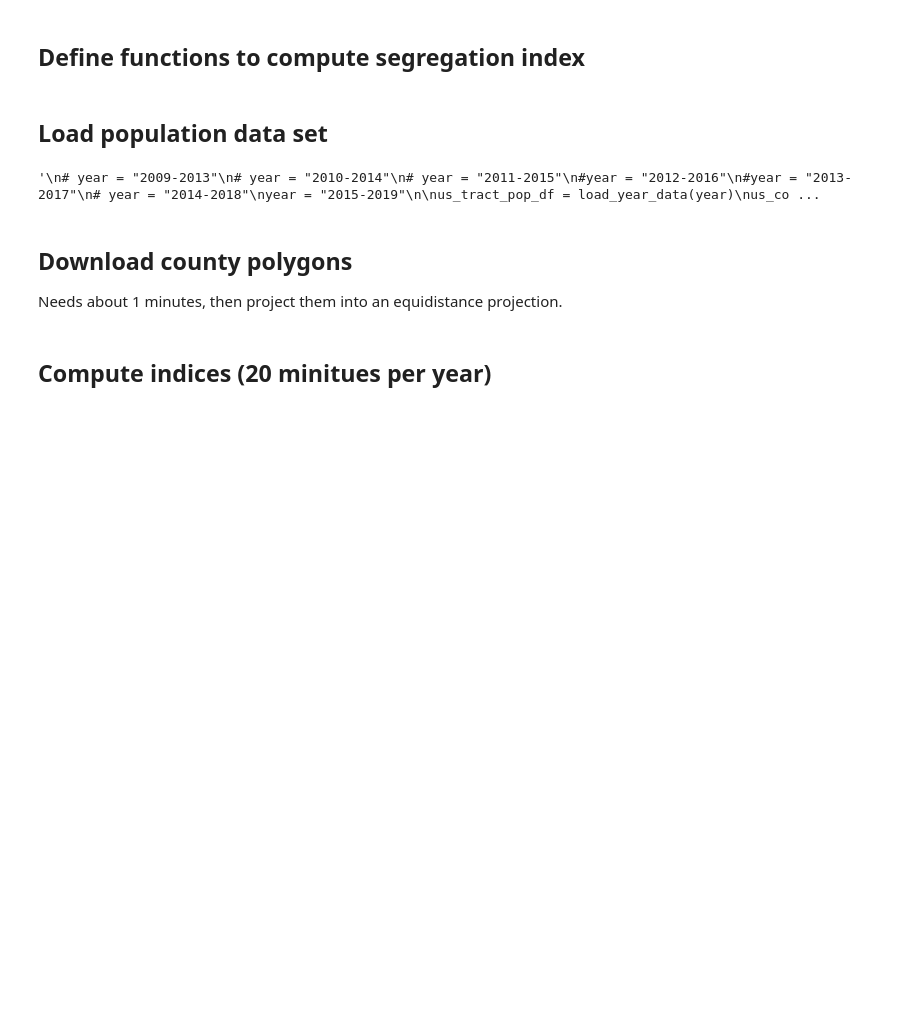
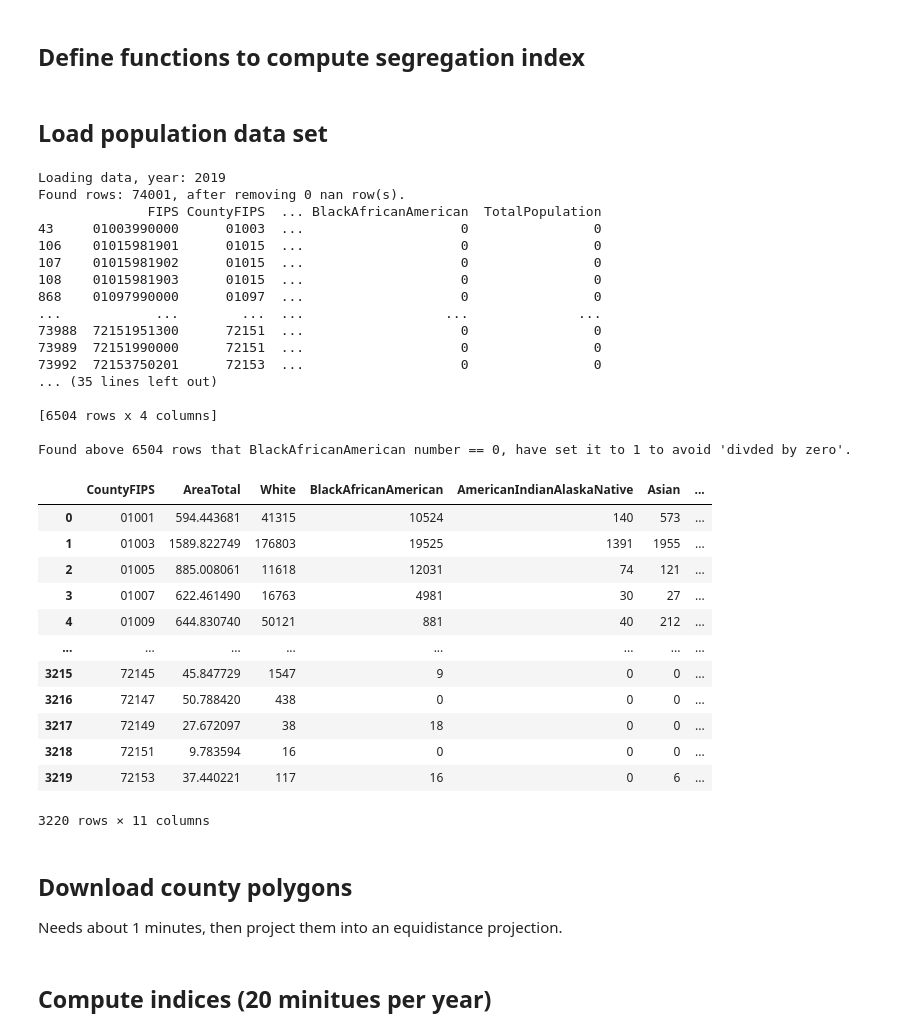
Before and after one commit to gladcolor/segregation_index, a Jupyter notebook: Residential_Segregation_Huan_V4_state_level.ipynb, the cells around one changed output. Saved outputs shown, nothing was run; the diff lists cells and outputs as text; code cells hidden in the pictures; blank space fills up the shorter version.

```diff
--- a/Residential_Segregation_Huan_V4_state_level.ipynb
+++ b/Residential_Segregation_Huan_V4_state_level.ipynb
@@ -360,7 +360,8 @@ def calculate_proximity(df):
 # %%
 def load_year_data(year):
 
-    year_list = ["2009-2013", "2010-2014", "2011-2015", "2012-2016", "2013-2017", "2014-2018", "2015-2019"]
+    # year_list = ["2009-2013", "2010-2014", "2011-2015", "2012-2016", "2013-2017", "2014-2018", "2015-2019"]
+    year_list = ["2013", "2014", "2015", "2016", "2017", "2018", "2019"]
 
     assert(year in year_list), f"Year is not in {year_list}."
     census = f'https://github.com/gladcolor/segregation_index/raw/master/data_us_tract/{year}.zip'
@@ -374,10 +375,26 @@ def load_year_data(year):
     row_cnt_na = row_cnt_has_na - len(us_tract_pop_df)
 
     print(f"Loading data, year: {year}")
+    us_tract_pop_df['FIPS'] = us_tract_pop_df['FIPS'].astype(str).str.zfill(11)
+    us_tract_pop_df['State_FIPS'] = us_tract_pop_df['FIPS'].astype(str).str[:2]
+    us_tract_pop_df = us_tract_pop_df.merge(state_df[['State_FIPS', 'State_Abbreviation']], left_on='State_FIPS', right_on='State_FIPS')
 
-    us_tract_pop_df.loc[:, 'CountyFIPS'] = us_tract_pop_df['CountyFIPS'].astype(float).astype(int).astype(str).str.zfill(5)
+    # us_tract_pop_df.loc[:, 'CountyFIPS'] = us_tract_pop_df['CountyFIPS'].astype(float).astype(int).astype(str).str.zfill(5)
+    # print(us_tract_pop_df.dtypes)
+    # us_tract_pop_df.loc[:, 'Tract_FIPS'] = us_tract_pop_df['FIPS'].astype(str).str.zfill(11)
+
+    us_tract_pop_df.columns = ['FIPS', 'AreaTotal', 'White', 'BlackAfricanAmerican',
+                            "AmericanIndianAlaskaNative", "Asian",
+                            "NativeHawaiianOtherPacificIslander", 'SomeOtherRace', "TwoOrMoreRaces",
+                            "TotalPopulation", 'State_FIPS', 'StateAbbreviation']
+
+    # us_tract_pop_df = us_tract_pop_df.drop(columns=['index'])
+
+
+    # us_tract_pop_df.loc[:, 'CountyFIPS'] = us_tract_pop_df['FIPS'].astype(float).astype(int).astype(str).str.zfill(11)
     # print(us_tract_pop_df.dtypes)
     us_tract_pop_df.loc[:, 'Tract_FIPS'] = us_tract_pop_df['FIPS'].astype(str).str.zfill(11)
+    us_tract_pop_df.loc[:, 'CountyFIPS'] = us_tract_pop_df['Tract_FIPS'].astype(str).str[:5]
 
     print(f'Found rows: {len(us_tract_pop_df)}, after removing {row_cnt_na} nan row(s).')
 
@@ -401,39 +418,66 @@ def load_year_data(year):
     zero_idx = (us_tract_pop_df['BlackAfricanAmerican'] == 0 )
     if zero_idx.sum() > 0:
         print(us_tract_pop_df.loc[zero_idx, ['FIPS', 'CountyFIPS', 'StateAbbreviation', 'BlackAfricanAmerican']])
         # us_tract_pop_df.loc[zero_idx, 'BlackAfricanAmerican'] = 1
         print()
         print(f"Found above {zero_idx.sum()} rows that BlackAfricanAmerican number == 0, have set it to 1 to avoid 'divded by zero'.\n")
 
 
 
     # zero_idx = us_tract_pop_df['Asian'] == 0
     # us_tract_pop_df.loc[zero_idx, 'Asian'] = 1
     print()
 
     return us_tract_pop_df
 
 
 
 # -----------  test code-------------------------
 
-"""
+
 # year = "2009-2013"
 # year = "2010-2014"
 # year = "2011-2015"
 #year = "2012-2016"
 #year = "2013-2017"
 # year = "2014-2018"
-year = "2015-2019"
+year = "2019"
 
 us_tract_pop_df = load_year_data(year)
-us_county_pop_df = us_tract_pop_df.groupby('CountyFIPS').agg('sum').reset_index().drop(columns='FIPS')
+us_county_pop_df = us_tract_pop_df.groupby('CountyFIPS').agg('sum').reset_index()#.drop(columns='FIPS')
 us_county_pop_df['State_FIPS'] = us_county_pop_df['CountyFIPS'].str[:2]
 us_county_pop_df
-
-"""
 # %% [output]
-'\n# year = "2009-2013"\n# year = "2010-2014"\n# year = "2011-2015"\n#year = "2012-2016"\n#year = "2013-2017"\n# year = "2014-2018"\nyear = "2015-2019"\n\nus_tract_pop_df = load_year_data(year)\nus_co ...
+Loading data, year: 2019
+Found rows: 74001, after removing 0 nan row(s).
+              FIPS CountyFIPS  ... BlackAfricanAmerican  TotalPopulation
+43     01003990000      01003  ...                    0                0
+106    01015981901      01015  ...                    0                0
+107    01015981902      01015  ...                    0                0
+108    01015981903      01015  ...                    0                0
+868    01097990000      01097  ...                    0                0
+...            ...        ...  ...                  ...              ...
+73988  72151951300      72151  ...                    0                0
+73989  72151990000      72151  ...                    0                0
+73992  72153750201      72153  ...                    0                0
+... (35 lines left out)
+
+[6504 rows x 4 columns]
+
+Found above 6504 rows that BlackAfricanAmerican number == 0, have set it to 1 to avoid 'divded by zero'.
+|  | CountyFIPS | AreaTotal | White | BlackAfricanAmerican | AmericanIndianAlaskaNative | Asian | ... |
+| 0 | 01001 | 594.443681 | 41315 | 10524 | 140 | 573 | ... |
+| 1 | 01003 | 1589.822749 | 176803 | 19525 | 1391 | 1955 | ... |
+| 2 | 01005 | 885.008061 | 11618 | 12031 | 74 | 121 | ... |
+| 3 | 01007 | 622.461490 | 16763 | 4981 | 30 | 27 | ... |
+| 4 | 01009 | 644.830740 | 50121 | 881 | 40 | 212 | ... |
+| ... | ... | ... | ... | ... | ... | ... | ... |
+| 3215 | 72145 | 45.847729 | 1547 | 9 | 0 | 0 | ... |
+| 3216 | 72147 | 50.788420 | 438 | 0 | 0 | 0 | ... |
+| 3217 | 72149 | 27.672097 | 38 | 18 | 0 | 0 | ... |
+| 3218 | 72151 | 9.783594 | 16 | 0 | 0 | 0 | ... |
+| 3219 | 72153 | 37.440221 | 117 | 16 | 0 | 6 | ... |
+3220 rows × 11 columns
 # %% [markdown]
 ## Download county polygons
 
```
Also changed, not shown: parts of 5 cells of this notebook.
